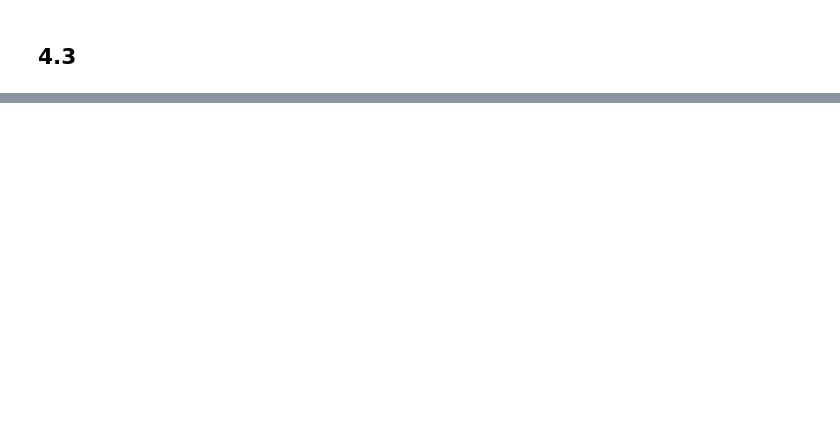
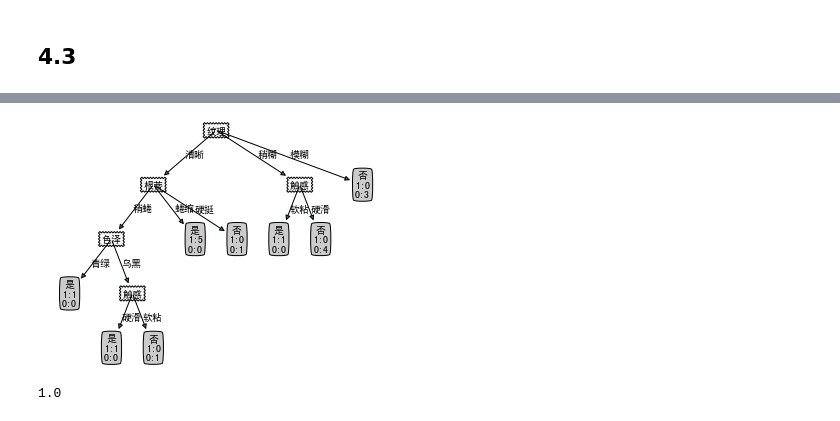
Before and after one commit to SKYSCRAPERS1999/AILab, a Jupyter notebook: DecisionTree.ipynb, the cells around one changed output, grey strips where cells are left out. Drawn from its saved outputs; the diff is of its cells as text; code cells hidden in the pictures; blank space fills up the shorter version.

```diff
--- a/DecisionTree.ipynb
+++ b/DecisionTree.ipynb
@@ -201,4 +225,10 @@ dt.dfs(dt.data)
 # %%
-tree = dt.get_tree()
+dt.tree = dt.get_tree()
 tp = Tp()
-tp.createPlot(tree)
+tp.createPlot(dt.tree)
+# %% [output]
+[figure, added]
+# %%
+print (dt.accuracy())
+# %% [output]
+1.0
```
Also changed, not shown: parts of 7 cells of this notebook.
